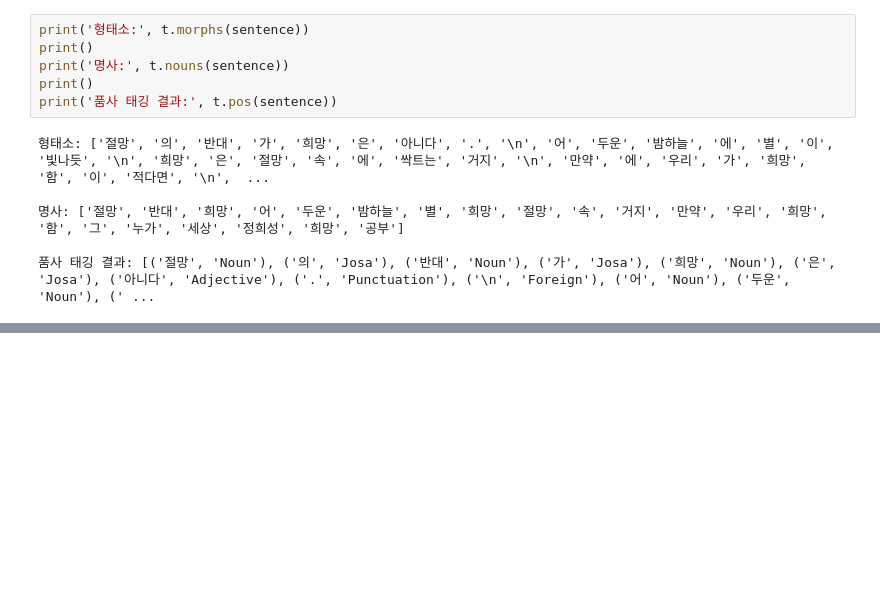
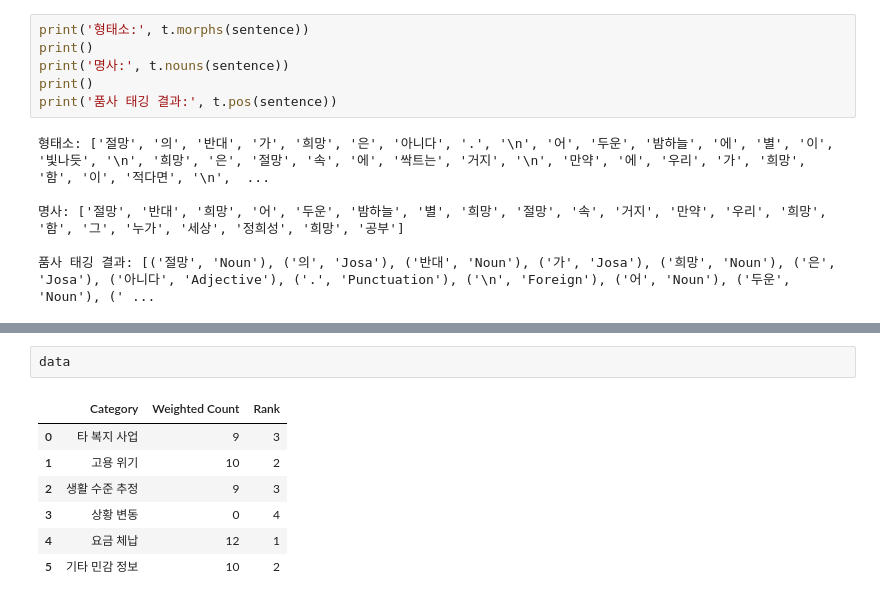
Before and after one commit to taekyungss/2023-2-DSC4007-1--, a Jupyter notebook: text mining/NLTK.ipynb, the cells around one changed output, grey strips where cells are left out. Drawn from its saved outputs; the diff is of its cells as text; blank space fills up the shorter version.

```diff
--- a/text mining/NLTK.ipynb
+++ b/text mining/NLTK.ipynb
@@ -242,0 +362,10 @@ print('최종 위험도: 1')
+# %%
+data
+# %% [output]
+|  | Category | Weighted Count | Rank |
+| 0 | 타 복지 사업 | 9 | 3 |
+| 1 | 고용 위기 | 10 | 2 |
+| 2 | 생활 수준 추정 | 9 | 3 |
+| 3 | 상황 변동 | 0 | 4 |
+| 4 | 요금 체납 | 12 | 1 |
+| 5 | 기타 민감 정보 | 10 | 2 |
```
Also changed, not shown: parts of 15 cells of this notebook.
